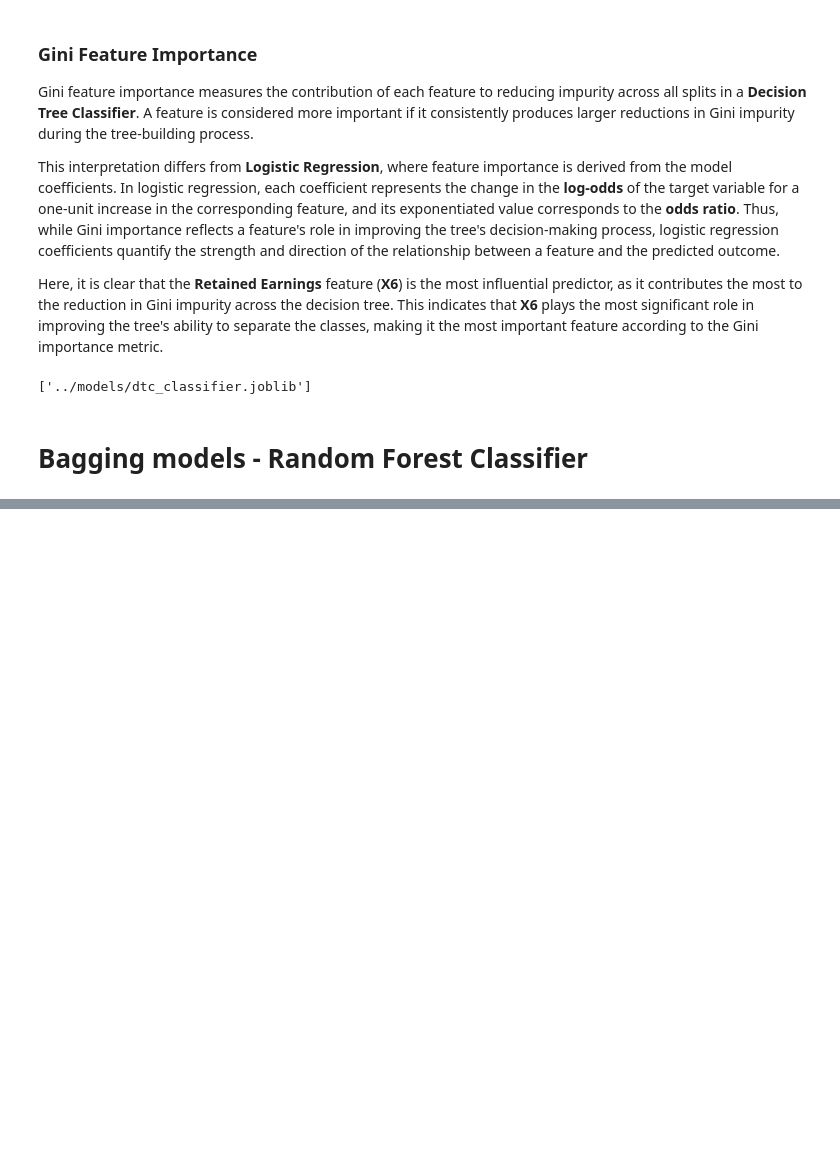
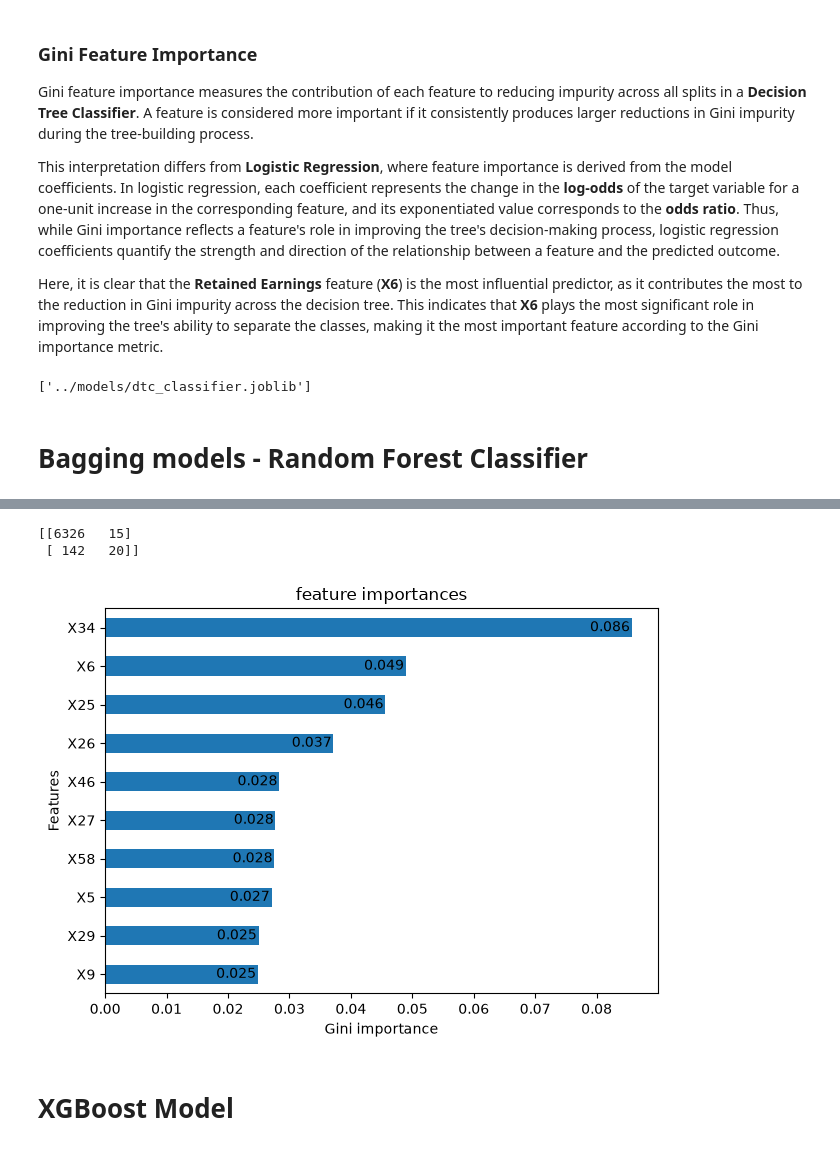
Before and after one commit to MohamedMohsen20501990/bankruptsy_in_poland_binary_classification, a Jupyter notebook: notebooks/main.ipynb, the cells around one changed output, grey strips where cells are left out. Drawn from its saved outputs; the diff is of its cells as text; code cells hidden in the pictures; blank space fills up the shorter version.

```diff
--- a/notebooks/main.ipynb
+++ b/notebooks/main.ipynb
@@ -288,3 +308,12 @@ joblib.dump(dtc_model_over, "../models/dtc_classifier.joblib")
 ['../models/dtc_classifier.joblib']
 # %% [markdown]
 # Bagging models - Random Forest Classifier
+# %%
+from sklearn.ensemble import RandomForestClassifier
+
+rfc_model = make_pipeline(
+    SimpleImputer(),
+    RandomForestClassifier(random_state=42)
+)
+
+rfc_model.fit(X_train_over, y_train_over)
@@ -290,0 +465,21 @@ joblib.dump(dtc_model_over, "../models/dtc_classifier.joblib")
+# %%
+print(confusion_matrix(y_test, rfc_best_model.predict(X_test)))
+# %% [output]
+[[6326   15]
+ [ 142   20]]
+# %%
+# Feature importances and most 10 important features
+features = X_train_over.columns
+rfc_importances = rfc_gs_model.best_estimator_.named_steps["randomforestclassifier"].feature_importances_
+rfc_fea_imp = pd.Series(rfc_importances, index=features)
+rfc_fea_imp.sort_values().tail(10).plot(kind="barh")
+plt.xlabel("Gini importance")
+plt.ylabel("Features")
+plt.title("feature importances")
+plt.gca().bar_label(plt.gca().containers[0], fmt="%.3f", padding=-30);
+plt.tight_layout()
+plt.savefig("../reports/figures/rfc_gini_importances.png", dpi=150)
+# %% [output]
+[figure, added]
+# %% [markdown]
+# XGBoost Model
```
Also changed, not shown: parts of 39 cells of this notebook.
